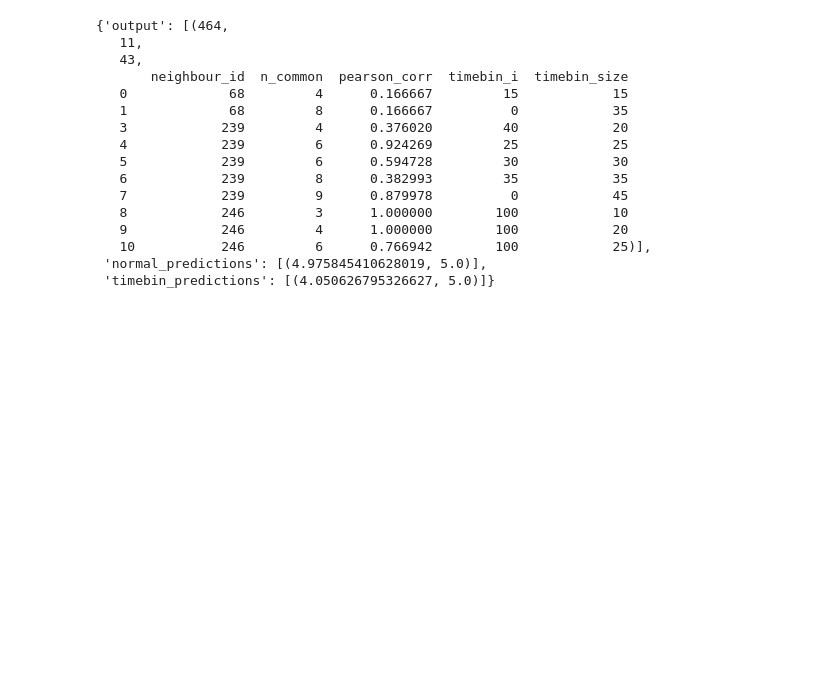
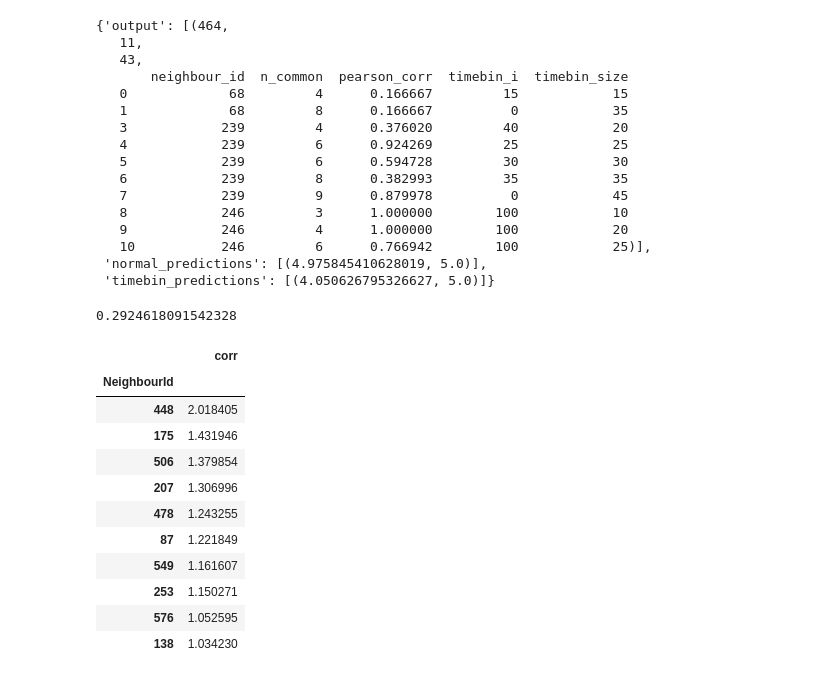
Before and after one commit to katipogluMustafa/project-alpha, a Jupyter notebook: Training_2/03_Improve_RecSys_Old_Design/RecSysFramework.ipynb, the cells around one changed output. Cells and saved outputs as stored; diff of their text form; code cells hidden in the pictures; blank space fills up the shorter version.

Commit message:
Integrate Mutual Info Similarity

```diff
--- a/Training_2/03_Improve_RecSys_Old_Design/RecSysFramework.ipynb
+++ b/Training_2/03_Improve_RecSys_Old_Design/RecSysFramework.ipynb
@@ -1721,0 +1813,21 @@ Normal RMSE: 0.001 Timebin RMSE:1.0
+# %%
+MI.mutual_information(448, 336)
+# %% [output]
+0.2924618091542328
+# %%
+pmi = PredictWithMI(0.5, 5, 0.5, movielens.ratings)
+# %%
+pmi.get_k_neighbors(448, 10)
+# %% [output]
+|  | corr |
+| NeighbourId |  |
+| 448 | 2.018405 |
+| 175 | 1.431946 |
+| 506 | 1.379854 |
+| 207 | 1.306996 |
+| 478 | 1.243255 |
+| 87 | 1.221849 |
+| 549 | 1.161607 |
+| 253 | 1.150271 |
+| 576 | 1.052595 |
+| 138 | 1.034230 |
```
Also changed, not shown: parts of 5 cells of this notebook.
